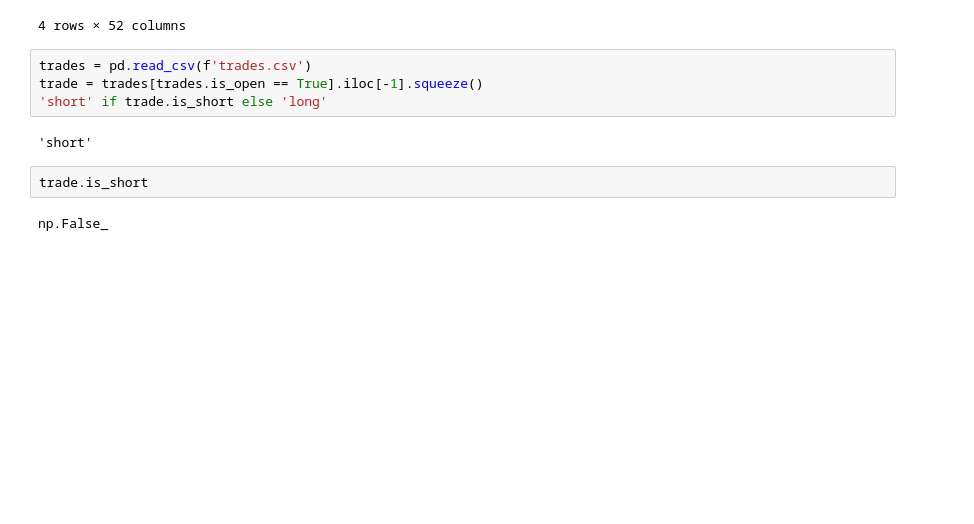
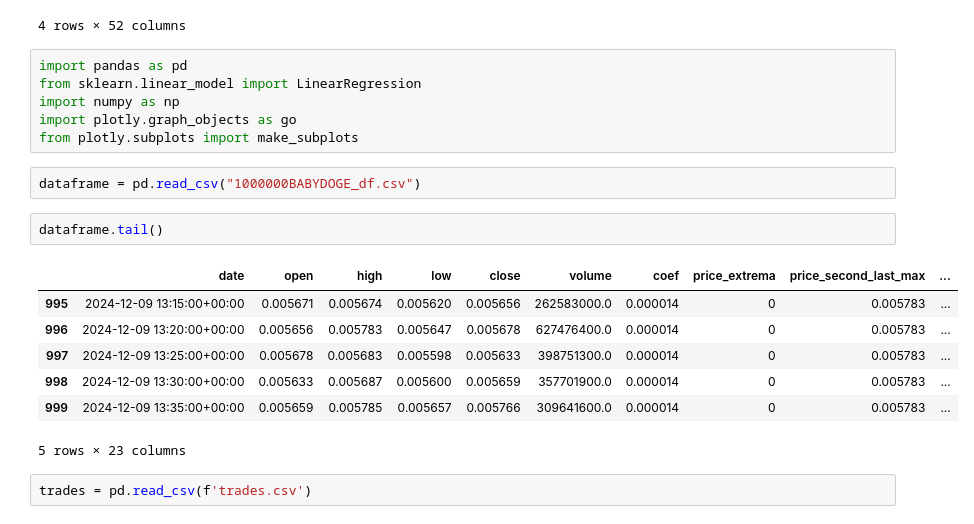
Before and after one commit to mohsenjfar/trade, a Jupyter notebook: user_data/notebooks/analysis.ipynb, the cells around one changed output. Saved outputs shown, nothing was run; the diff lists cells and outputs as text; blank space fills up the shorter version.

```diff
--- a/user_data/notebooks/analysis.ipynb
+++ b/user_data/notebooks/analysis.ipynb
@@ -315,13 +315,23 @@ trades
 | 2 | <sqlalchemy.orm.state.InstanceSta... | 0.0006 | 0.021623 | NaN | 0.021375 | NaN | ... |
 | 3 | <sqlalchemy.orm.state.InstanceSta... | 0.0001 | 0.445430 | NaN | 0.440980 | NaN | ... |
 4 rows × 52 columns
+# %%
+import pandas as pd
+from sklearn.linear_model import LinearRegression
+import numpy as np
+import plotly.graph_objects as go
+from plotly.subplots import make_subplots
+# %%
+dataframe = pd.read_csv("1000000BABYDOGE_df.csv")
+# %%
+dataframe.tail()
+# %% [output]
+|  | date | open | high | low | close | volume | coef | price_extrema | price_second_last_max | ... |
+| 995 | 2024-12-09 13:15:00+00:00 | 0.005671 | 0.005674 | 0.005620 | 0.005656 | 262583000.0 | 0.000014 | 0 | 0.005783 | ... |
+| 996 | 2024-12-09 13:20:00+00:00 | 0.005656 | 0.005783 | 0.005647 | 0.005678 | 627476400.0 | 0.000014 | 0 | 0.005783 | ... |
+| 997 | 2024-12-09 13:25:00+00:00 | 0.005678 | 0.005683 | 0.005598 | 0.005633 | 398751300.0 | 0.000014 | 0 | 0.005783 | ... |
+| 998 | 2024-12-09 13:30:00+00:00 | 0.005633 | 0.005687 | 0.005600 | 0.005659 | 357701900.0 | 0.000014 | 0 | 0.005783 | ... |
+| 999 | 2024-12-09 13:35:00+00:00 | 0.005659 | 0.005785 | 0.005657 | 0.005766 | 309641600.0 | 0.000014 | 0 | 0.005783 | ... |
+5 rows × 23 columns
 # %%
 trades = pd.read_csv(f'trades.csv')
-trade = trades[trades.is_open == True].iloc[-1].squeeze()
-'short' if trade.is_short else 'long'
-# %% [output]
-'short'
-# %%
-trade.is_short
-# %% [output]
-np.False_
```
Also changed, not shown: parts of 2 cells of this notebook, 2 other files.
